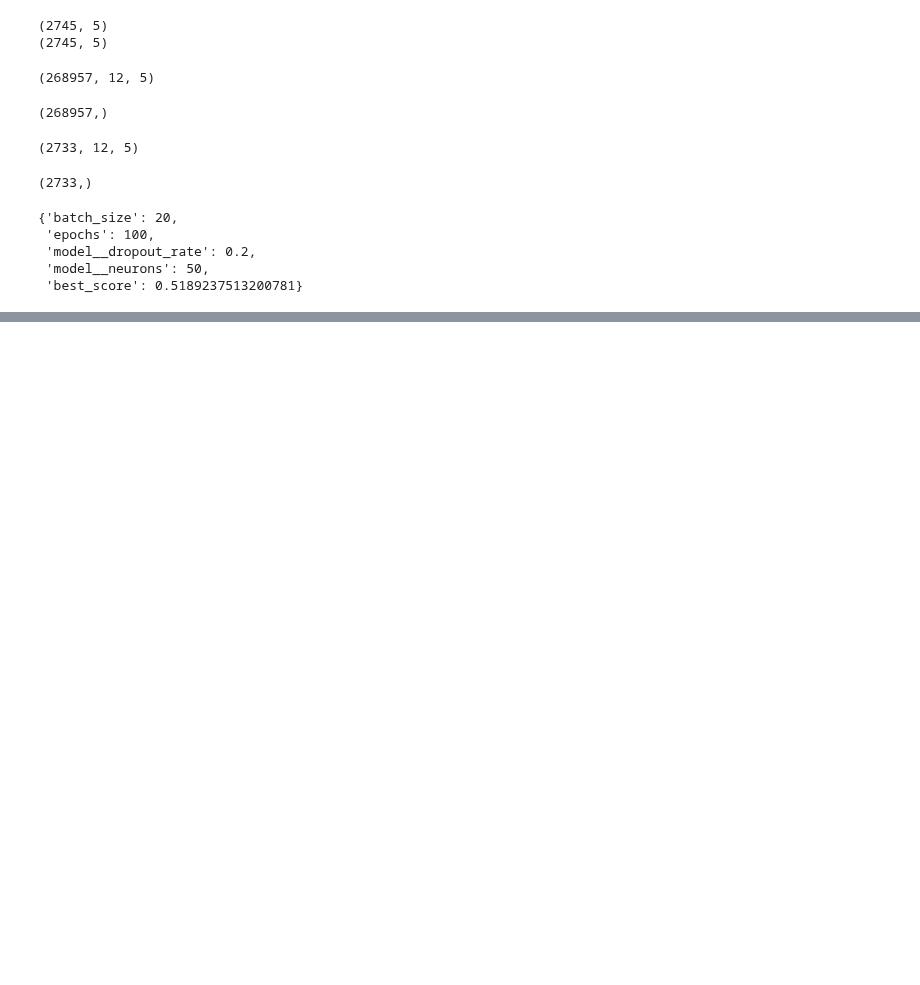
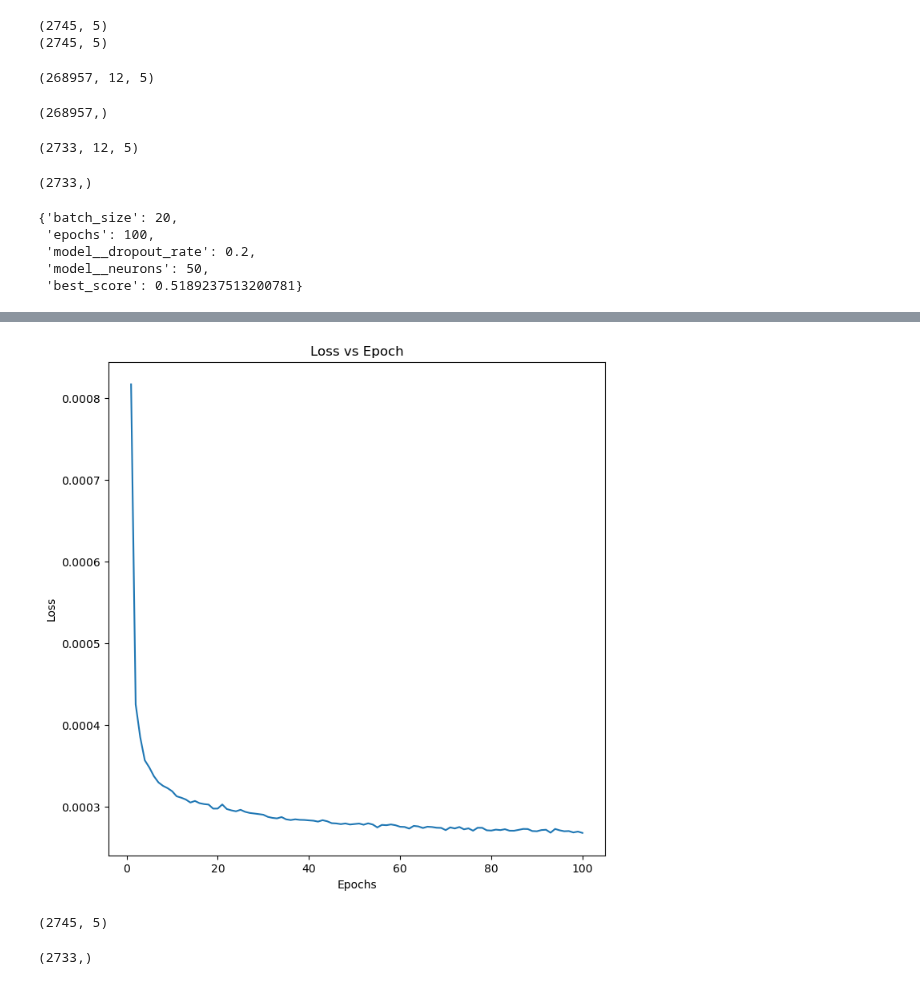
Before and after one commit to Farzad-ES/Crypto-Price-Forecasting, a Jupyter notebook: Time Series Forecaster.ipynb, the cells around one changed output, grey strips where cells are left out. Cells and saved outputs as stored; diff of their text form; code cells hidden in the pictures; blank space fills up the shorter version.

Commit message:
LSTM model has been evaluated and results has been visualized

```diff
--- a/Time Series Forecaster.ipynb
+++ b/Time Series Forecaster.ipynb
@@ -247,0 +197,29 @@ np.savetxt('./LSTM Model/TrainingLossValues.txt', training_loss_values_lstm)
+# %%
+training_loss_values_lstm=np.loadtxt('./LSTM Model/TrainingLossValues.txt')
+lstm_model=tf.keras.models.load_model('./LSTM Model/LSTM_model.h5')
+# %%
+plt.figure(figsize=(8,8))
+plt.title('Loss vs Epoch')
+plt.xlabel('Epochs')
+plt.ylabel('Loss')
+plt.plot(range(1, 101), training_loss_values_lstm)
+plt.show()
+# %% [output]
+[figure, added]
+# %%
+test_inputs=test_and_validation_set[len(test_and_validation_set)-len(test_set):]
+test_inputs.shape
+# %% [output]
+(2745, 5)
+# %%
+X_test=[]
+y_test=[]
+for i in range(12, len(test_inputs)):
+    X_test.append(test_inputs[i-12:i, :])
+    y_test.append(test_inputs[i, 1])
+
+X_test, y_test=np.array(X_test), np.array(y_test)
+X_test=np.reshape(X_test, newshape=(X_test.shape[0], X_test.shape[1], X_test.shape[2]))
+y_test.shape
+# %% [output]
+(2733,)
```
Also changed, not shown: parts of 16 cells of this notebook.
